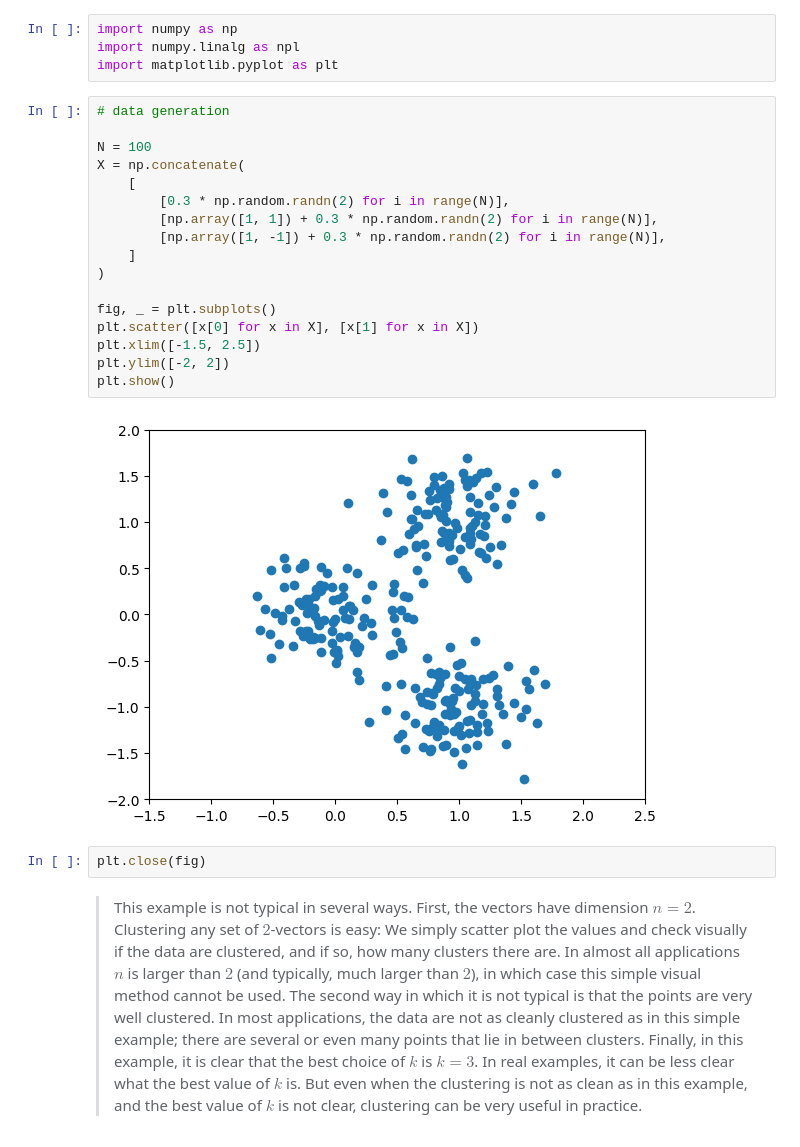
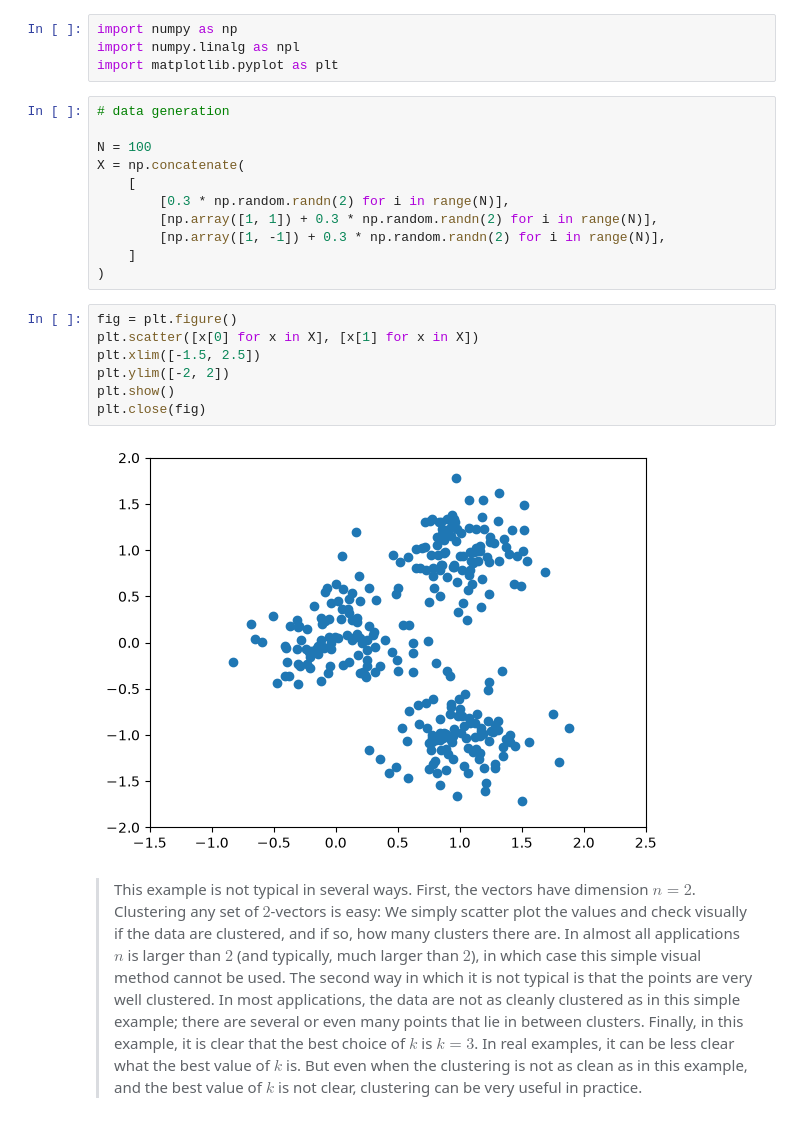
Before and after one commit to deumath/jupyterlite, a Jupyter notebook: content/MathML/lecture_slides_ch_04.ipynb, the cells around one changed output. Saved outputs shown, nothing was run; the diff lists cells and outputs as text.

```diff
--- a/content/MathML/lecture_slides_ch_04.ipynb
+++ b/content/MathML/lecture_slides_ch_04.ipynb
@@ -23,16 +23,15 @@ X = np.concatenate(
         [np.array([1, -1]) + 0.3 * np.random.randn(2) for i in range(N)],
     ]
 )
-
-fig, _ = plt.subplots()
-plt.scatter([x[0] for x in X], [x[1] for x in X])
-plt.xlim([-1.5, 2.5])
-plt.ylim([-2, 2])
-plt.show()
-# %% [output]
-[figure, removed]
-# %%
-plt.close(fig)
+# %%
+fig = plt.figure()
+plt.scatter([x[0] for x in X], [x[1] for x in X])
+plt.xlim([-1.5, 2.5])
+plt.ylim([-2, 2])
+plt.show()
+plt.close(fig)
+# %% [output]
+[figure, added]
 # %% [markdown]
 > This example is not typical in several ways. First, the vectors have dimension $n=2$. Clustering any set of $2$-vectors is easy: We simply scatter plot the values and check visually if the data are clustered, and if so, how many clusters there are. In almost all applications $n$ is larger than $2$ (and typically, much larger than $2$), in which case this simple visual method cannot be used. The second way in which it is not typical is that the points are very well clustered. In most applications, the data are not as cleanly clustered as in this simple example; there are several or even many points that lie in between clusters. Finally, in this example, it is clear that the best choice of $k$ is $k=3$. In real examples, it can be less clear what the best value of $k$ is. But even when the clustering is not as clean as in this example, and the best value of $k$ is not clear, clustering can be very useful in practice.
 # %% [markdown]
```
Also changed, not shown: parts of 14 cells of this notebook, 1 other file.
